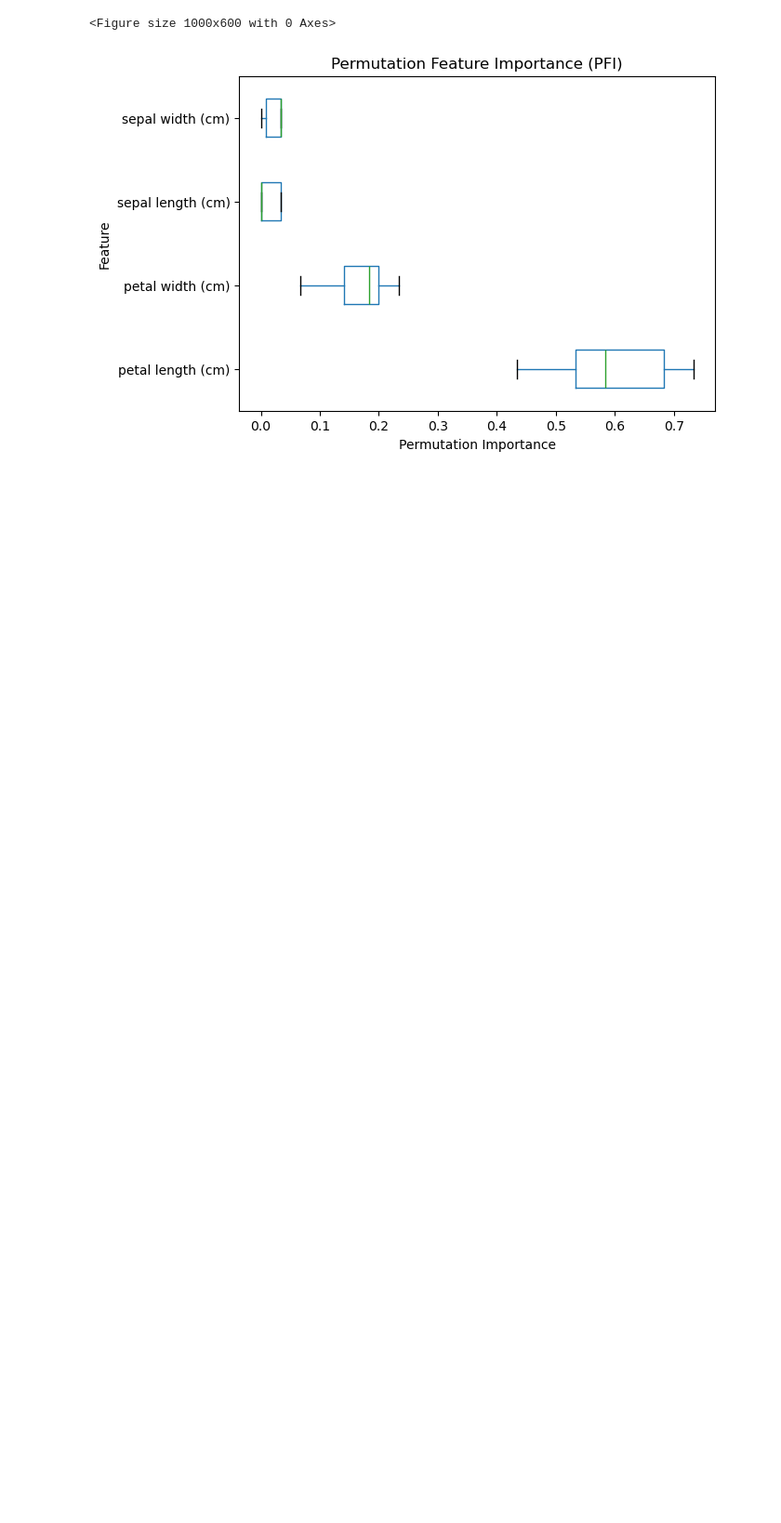
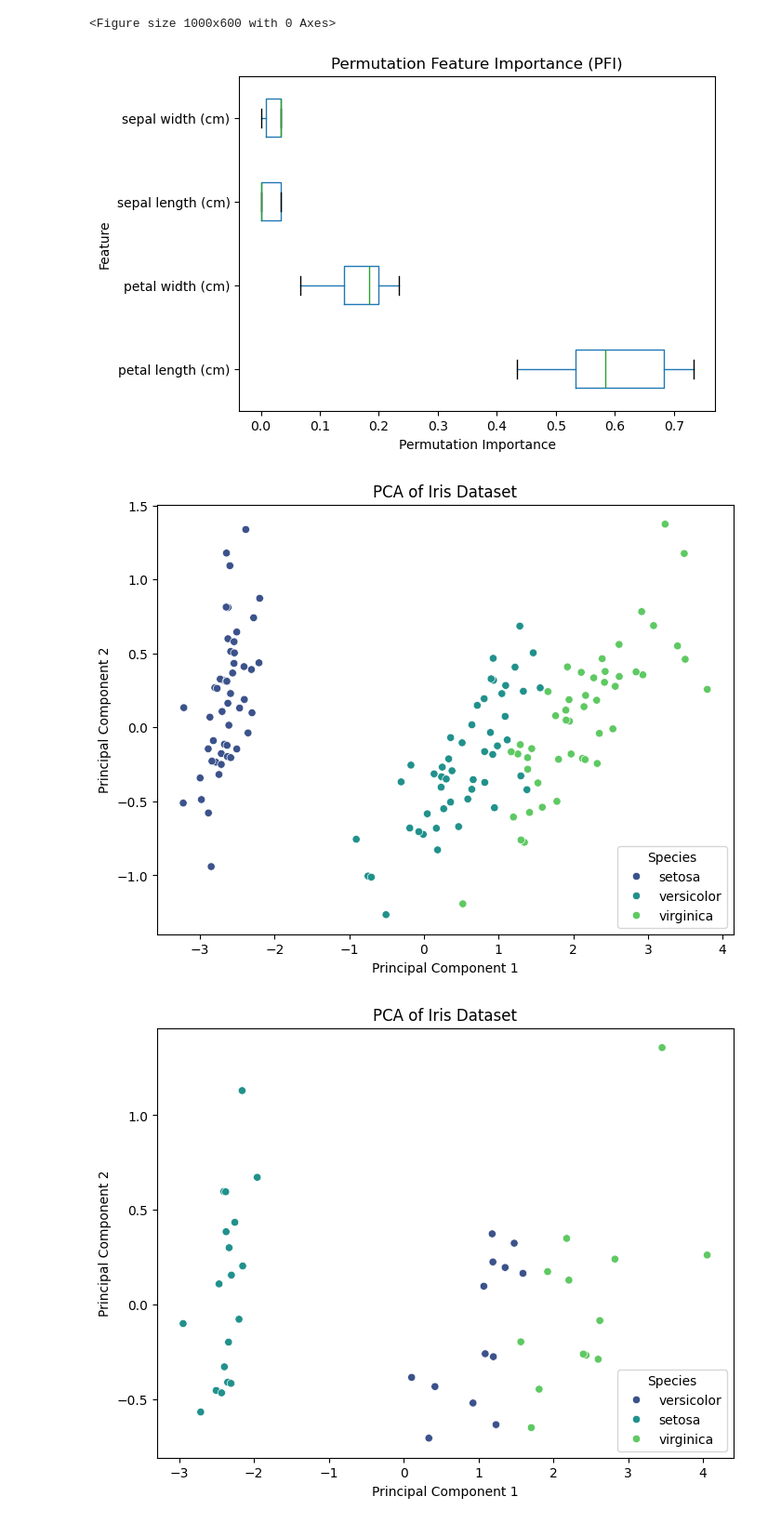
Before and after one commit to Versus-91/mlfit, a Jupyter notebook: frontend/test.ipynb, the cells around one changed output. Shown: that part at 93% size. Drawn from its saved outputs; the diff is of its cells as text; code cells hidden in the pictures; blank space fills up the shorter version.

```diff
--- a/frontend/test.ipynb
+++ b/frontend/test.ipynb
@@ -426,3 +426,54 @@ plt.show()
 [figure]
 <Figure size 1000x600 with 0 Axes>
 [figure]
+# %%
+from sklearn.datasets import load_iris
+from sklearn.decomposition import PCA
+from sklearn.model_selection import train_test_split
+import matplotlib.pyplot as plt
+import seaborn as sns
+import pandas as pd
+
+# Load the Iris dataset
+iris = load_iris()
+X = iris.data
+y = iris.target
+
+# Apply PCA to the whole dataset
+pca = PCA(n_components=2)
+X_pca = pca.fit_transform(X)
+
+# Split the transformed data into training and testing sets (70% train, 30% test)
+X_train, X_test, y_train, y_test = train_test_split(X_pca, y, test_size=0.3, random_state=42)
+
+# Create a DataFrame for visualization
+pca_df = pd.DataFrame(X_pca, columns=['PC1', 'PC2'])
+pca_df['Target'] = y
+
+# Plot the first two principal components
+plt.figure(figsize=(8, 6))
+sns.scatterplot(x=pca_df['PC1'], y=pca_df['PC2'], hue=iris.target_names[pca_df['Target']], palette='viridis')
+plt.xlabel('Principal Component 1')
+plt.ylabel('Principal Component 2')
+plt.title('PCA of Iris Dataset')
+plt.legend(title='Species')
+plt.show()
+
+pca = PCA(n_components=2)
+
+X_pca = pca.fit_transform(X_test)
+# Create a DataFrame for visualization
+pca_df = pd.DataFrame(X_pca, columns=['PC1', 'PC2'])
+pca_df['Target'] = y_test
+
+# Plot the first two principal components
+plt.figure(figsize=(8, 6))
+sns.scatterplot(x=pca_df['PC1'], y=pca_df['PC2'], hue=iris.target_names[pca_df['Target']], palette='viridis')
+plt.xlabel('Principal Component 1')
+plt.ylabel('Principal Component 2')
+plt.title('PCA of Iris Dataset')
+plt.legend(title='Species')
+plt.show()
+# %% [output]
+[figure, added]
+[figure, added]
```
Also changed, not shown: 4 other files.
